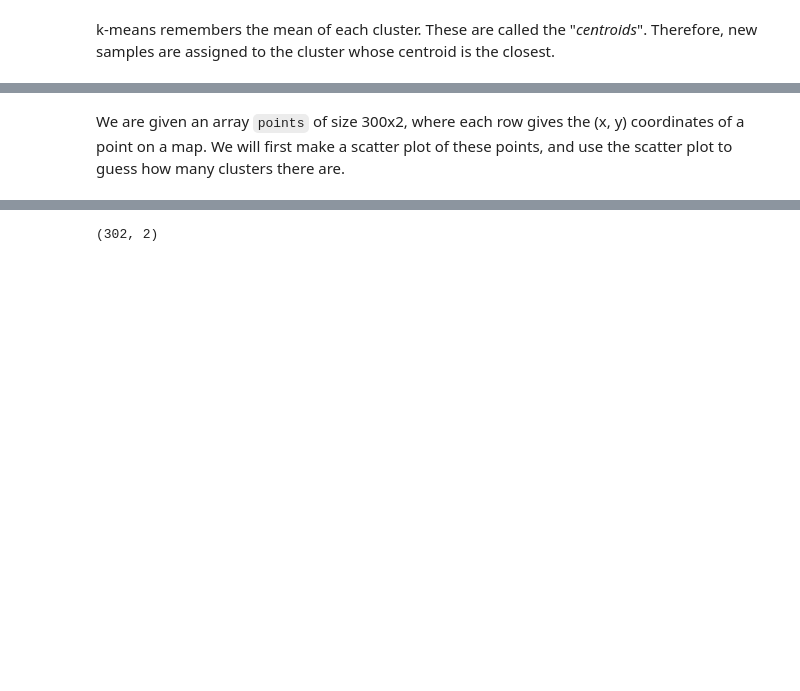
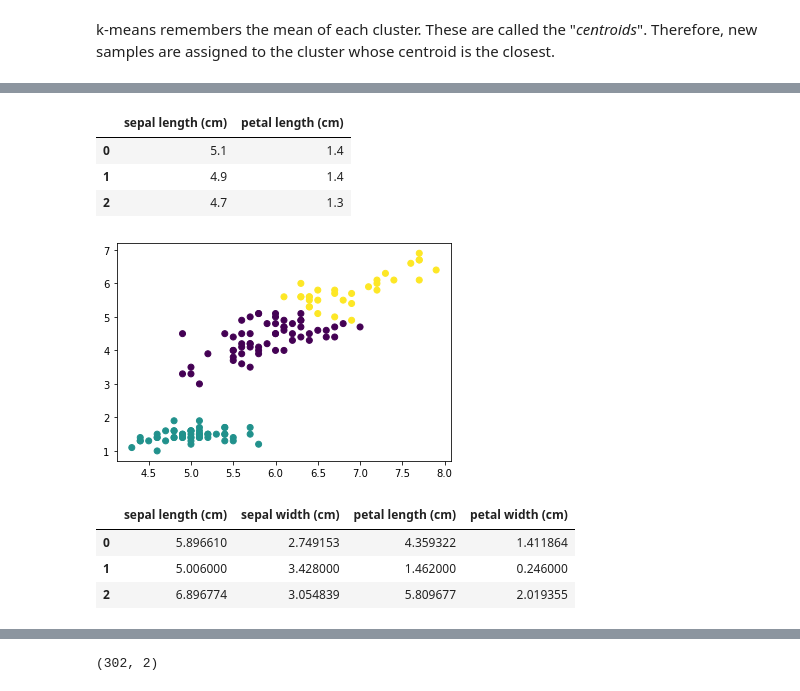
Before and after one commit to kbantoec/unsupervised_learning, a Jupyter notebook: clustering_for_dataset_exploration.ipynb, the cells around one changed output, grey strips where cells are left out. Cells and saved outputs as stored; diff of their text form; code cells hidden in the pictures; blank space fills up the shorter version.

Commit message:
Added the iris centroids example

```diff
--- a/clustering_for_dataset_exploration.ipynb
+++ b/clustering_for_dataset_exploration.ipynb
@@ -72,2 +80,24 @@ array([0, 0, 2, 0, 0, 0, 2, 0, 0, 2])
-# %% [markdown]
-We are given an array `points` of size 300x2, where each row gives the (x, y) coordinates of a point on a map. We will first make a scatter plot of these points, and use the scatter plot to guess how many clusters there are.
+# %%
+sepal_petal_len: DataFrame = iris_features.iloc[:-10, :].filter(regex='length', axis=1)
+sepal_petal_len.head(3)
+# %% [output]
+|  | sepal length (cm) | petal length (cm) |
+| 0 | 5.1 | 1.4 |
+| 1 | 4.9 | 1.4 |
+| 2 | 4.7 | 1.3 |
+# %%
+sepal_len: Series = sepal_petal_len.filter(regex='sepal', axis=1)
+petal_len: Series = sepal_petal_len.filter(regex='petal', axis=1)
+
+plt.scatter(sepal_len, petal_len, c=labels)
+plt.show()
+# %% [output]
+[figure, added]
+# %%
+centroids_iris: DataFrame = pd.DataFrame(data=kmeans_model.cluster_centers_, columns=iris.feature_names)
+centroids_iris.head(3)
+# %% [output]
+|  | sepal length (cm) | sepal width (cm) | petal length (cm) | petal width (cm) |
+| 0 | 5.896610 | 2.749153 | 4.359322 | 1.411864 |
+| 1 | 5.006000 | 3.428000 | 1.462000 | 0.246000 |
+| 2 | 6.896774 | 3.054839 | 5.809677 | 2.019355 |
```
Also changed, not shown: parts of 12 cells of this notebook.
